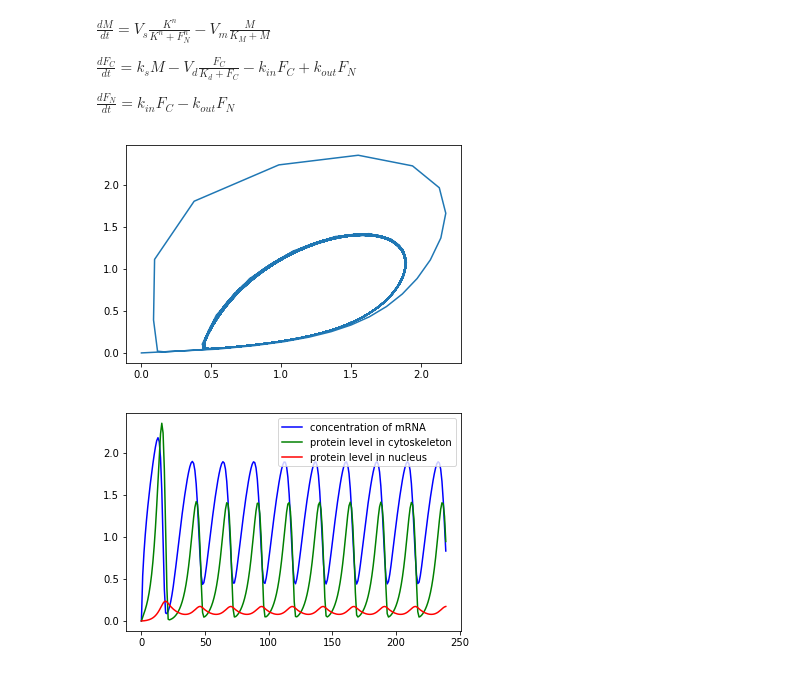
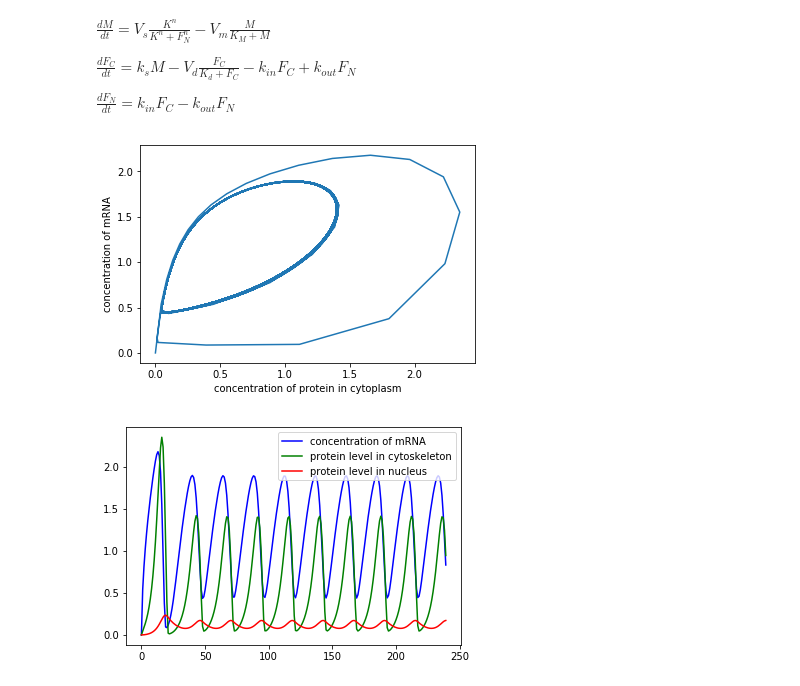
Before and after one commit to Icxa/LabTasks5-16March, a Jupyter notebook: Modeling and Simulation.ipynb, the cells around one changed output. Drawn from its saved outputs; the diff is of its cells as text; code cells hidden in the pictures.

```diff
--- a/Modeling and Simulation.ipynb
+++ b/Modeling and Simulation.ipynb
@@ -335,13 +335,15 @@ def Period(state,t, kin):
 # %%
 state0 = [0, 0, 0]
 time = np.arange(0.0, 24*100, 1)
 state = odeint(Period, state0, time, args = (0.02,))
-plt.plot(state[:,0],state[:,1])#Why 'approximation'?
+plt.plot(state[:,1], state[:,0])
+plt.xlabel("concentration of protein in cytoplasm")
+plt.ylabel("concentration of mRNA")
 #plt.legend(loc=4)
 plt.show()
 #plt.savefig('Task2RelatedImage.png', fmt='PNG', dpi=100)
 # %% [output]
-[figure, old version]
+[figure, new version]
 # %%
 state0 = [0, 0, 0]
 time = np.arange(0, 24*10, 1)
```
Also changed, not shown: parts of 19 cells of this notebook.
